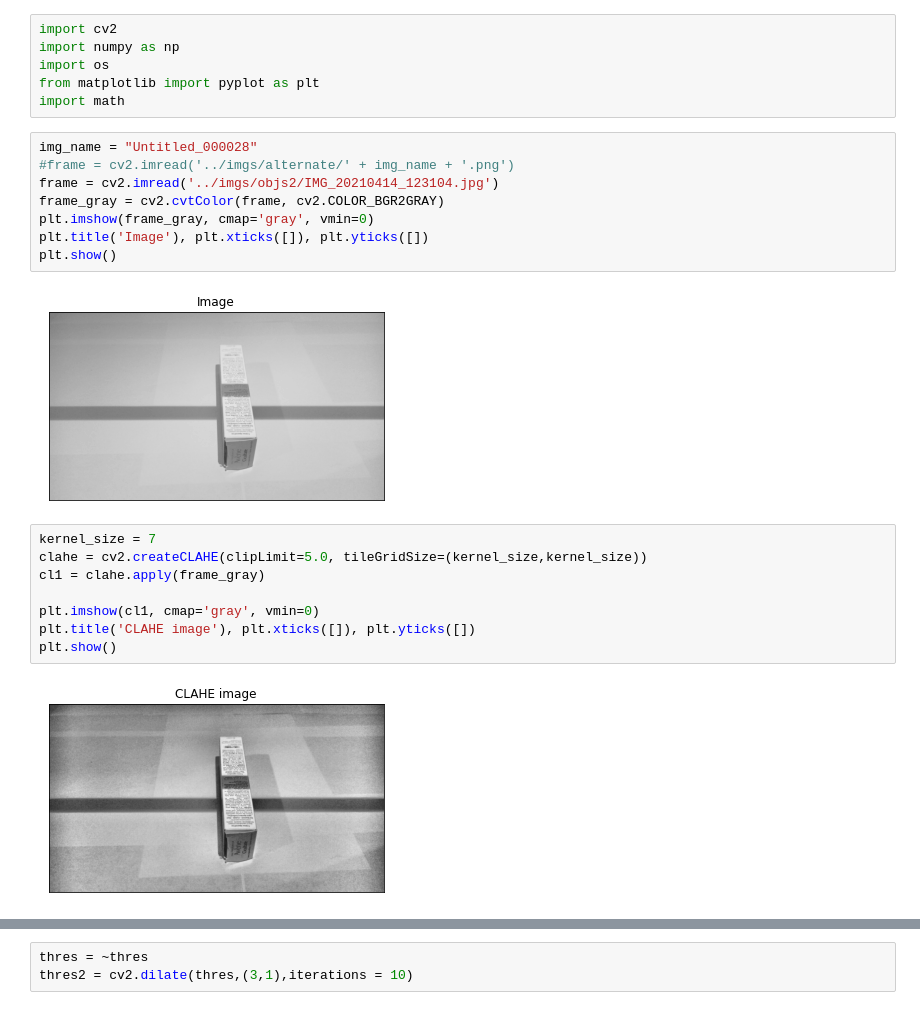
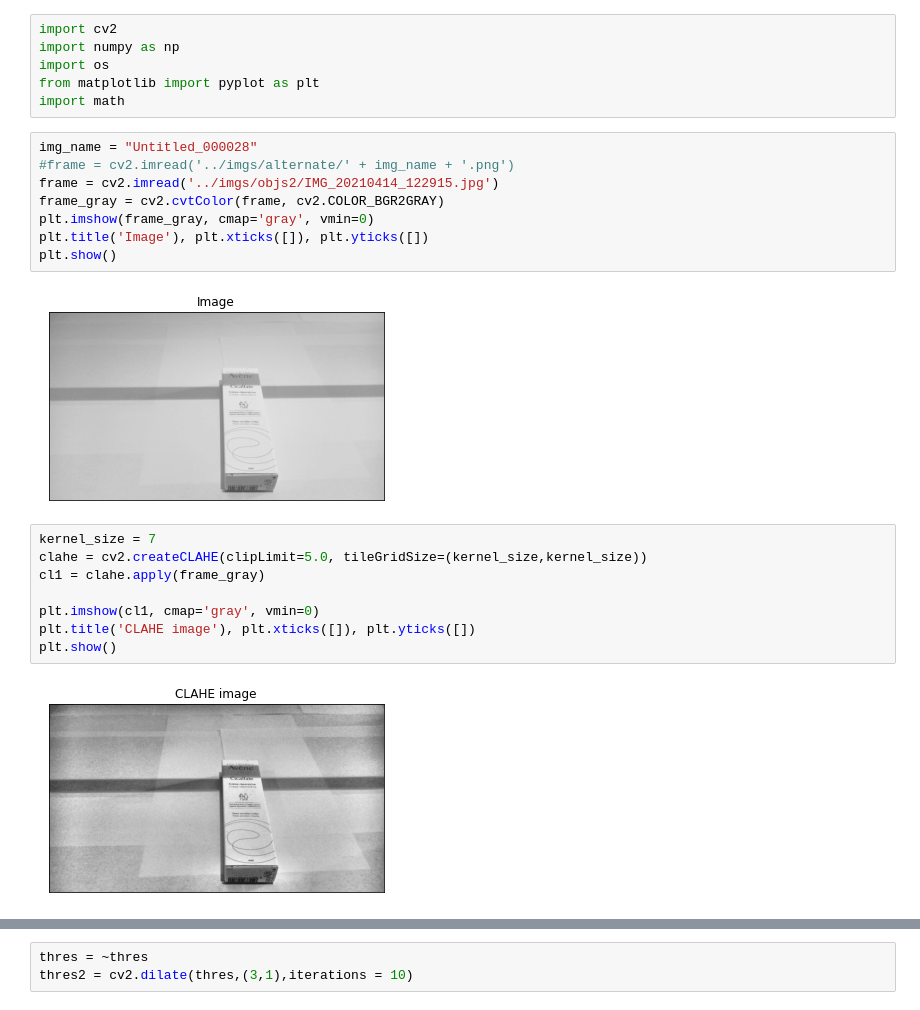
Before and after one commit to JoaoAbelha/VCOM-3D-Data-Acquisition, a Jupyter notebook: src/improved_shadow.ipynb, the cells around one changed output, grey strips where cells are left out. Saved outputs shown, nothing was run; the diff lists cells and outputs as text.

```diff
--- a/src/improved_shadow.ipynb
+++ b/src/improved_shadow.ipynb
@@ -7,13 +7,13 @@ import math
 # %%
 img_name = "Untitled_000028"
 #frame = cv2.imread('../imgs/alternate/' + img_name + '.png')
-frame = cv2.imread('../imgs/objs2/IMG_20210414_123104.jpg')
+frame = cv2.imread('../imgs/objs2/IMG_20210414_122915.jpg')
 frame_gray = cv2.cvtColor(frame, cv2.COLOR_BGR2GRAY)
 plt.imshow(frame_gray, cmap='gray', vmin=0)
 plt.title('Image'), plt.xticks([]), plt.yticks([])
 plt.show()
 # %% [output]
-[figure, old version]
+[figure, new version]
 # %%
 kernel_size = 7
 clahe = cv2.createCLAHE(clipLimit=5.0, tileGridSize=(kernel_size,kernel_size))
@@ -23,7 +23,7 @@ plt.imshow(cl1, cmap='gray', vmin=0)
 plt.title('CLAHE image'), plt.xticks([]), plt.yticks([])
 plt.show()
 # %% [output]
-[figure, old version]
+[figure, new version]
 # %%
 kernel = 9
 blur = cv2.GaussianBlur(cl1,(kernel,kernel),0)
```
Also changed, not shown: parts of 9 cells of this notebook, 3 other files.
